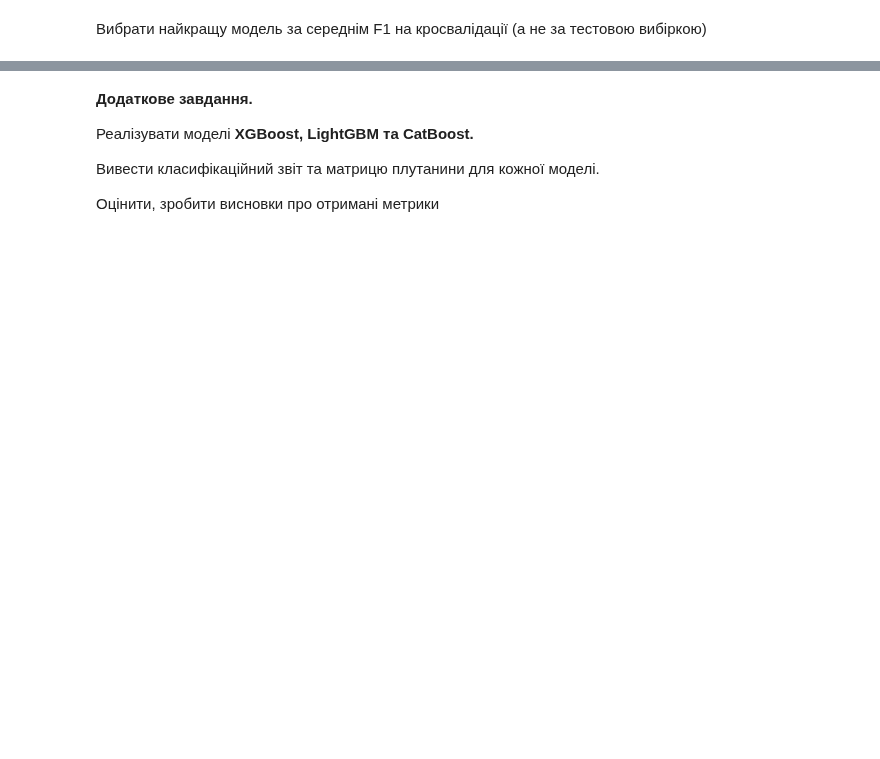
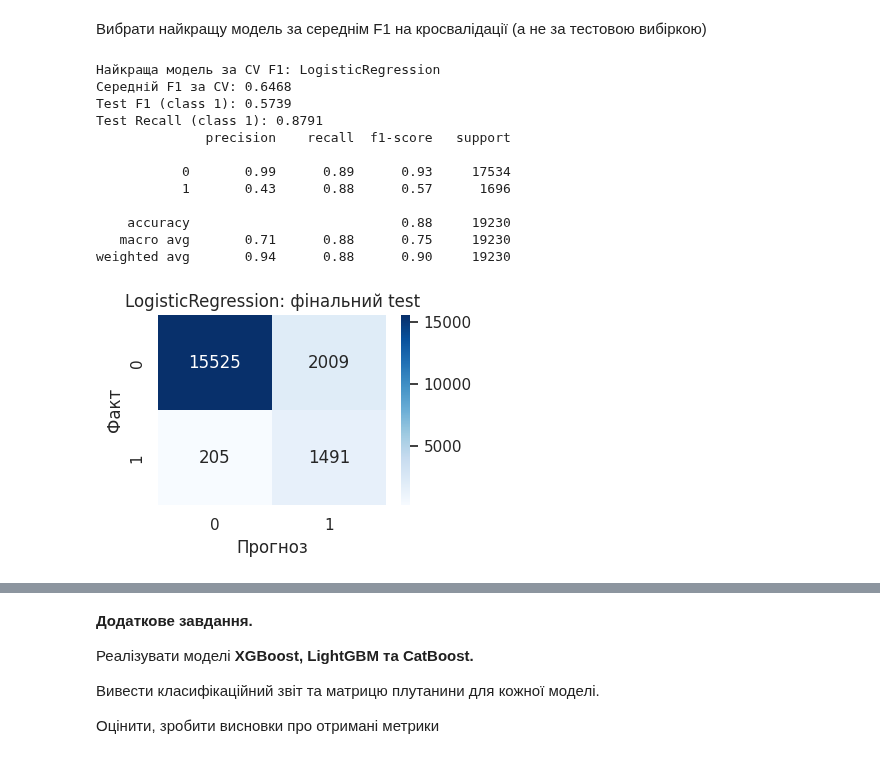
Before and after one commit to tkach3nkoo/MN, a Jupyter notebook: ЛР6_Ткаченко_група_9.ipynb, the cells around one changed output, grey strips where cells are left out. Saved outputs shown, nothing was run; the diff lists cells and outputs as text; code cells hidden in the pictures; blank space fills up the shorter version.

```diff
--- a/ЛР6_Ткаченко_група_9.ipynb
+++ b/ЛР6_Ткаченко_група_9.ipynb
@@ -299,3 +527,37 @@ print("Середній F1 за CV:", round(best_scores[best_name], 4))
+# %%
+best_name = max(best_scores, key=best_scores.get)
+best_model = best_models[best_name]
+print("Найкраща модель за CV F1:", best_name)
+print("Середній F1 за CV:", round(best_scores[best_name], 4))
+
+# Єдина фінальна оцінка обраної класичної моделі на відкладеному test.
+final_pred = best_model.predict(X_test)
+final_f1 = f1_score(y_test, final_pred, zero_division=0)
+final_recall = recall_score(y_test, final_pred, zero_division=0)
+print(f"Test F1 (class 1): {final_f1:.4f}")
+print(f"Test Recall (class 1): {final_recall:.4f}")
+print(classification_report(y_test, final_pred, labels=[0, 1], zero_division=0))
+plt.figure(figsize=(4, 3))
+sns.heatmap(confusion_matrix(y_test, final_pred, labels=[0, 1]), annot=True, fmt="d", cmap="Blues")
+plt.title(f"{best_name}: фінальний test")
+plt.xlabel("Прогноз")
+plt.ylabel("Факт")
+plt.tight_layout()
+plt.show()
+# %% [output]
+Найкраща модель за CV F1: LogisticRegression
+Середній F1 за CV: 0.6468
+Test F1 (class 1): 0.5739
+Test Recall (class 1): 0.8791
+              precision    recall  f1-score   support
+
+           0       0.99      0.89      0.93     17534
+           1       0.43      0.88      0.57      1696
+
+    accuracy                           0.88     19230
+   macro avg       0.71      0.88      0.75     19230
+weighted avg       0.94      0.88      0.90     19230
+[figure, added]
 # %%
 sample_indices = X_test.sample(n=10, random_state=RANDOM_STATE).index
 sample_predictions = best_model.predict(X_test.loc[sample_indices])
```
Also changed, not shown: parts of 40 cells of this notebook.
